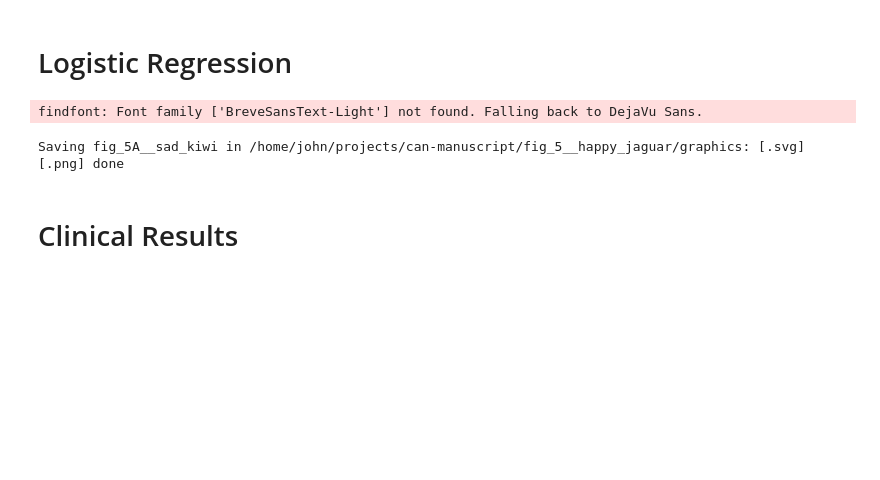
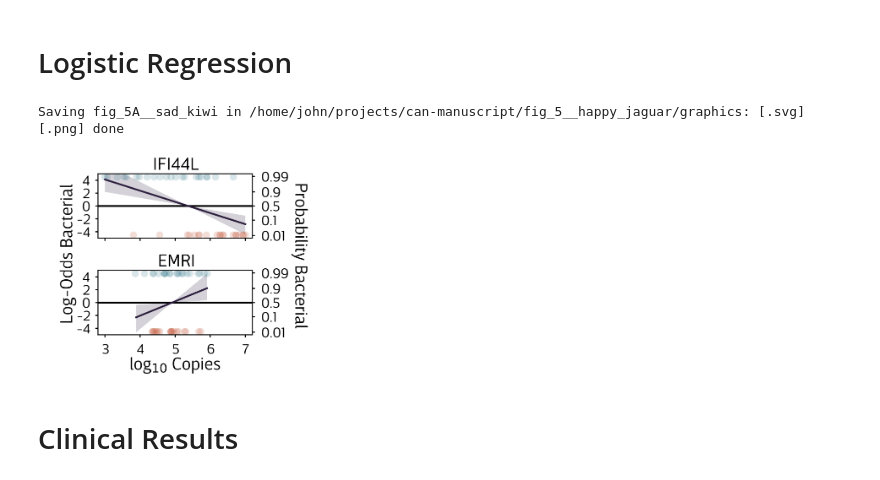
Before and after one commit to JohnGoertz/can-manuscript, a Jupyter notebook: fig_5__happy_jaguar/code/fig_5__happy_jaguar__febrile_signature_experimental.ipynb, the cells around one changed output. Saved outputs shown, nothing was run; the diff lists cells and outputs as text; code cells hidden in the pictures; blank space fills up the shorter version.

```diff
--- a/fig_5__happy_jaguar/code/fig_5__happy_jaguar__febrile_signature_experimental.ipynb
+++ b/fig_5__happy_jaguar/code/fig_5__happy_jaguar__febrile_signature_experimental.ipynb
@@ -216,7 +223,7 @@ genes = list(per_gene_posterior_predictive.keys())
 # %%
 logit_max = 5
 space = "log odds"
-figsize = (18, 4)
+# figsize = (18, 4)
 n_c = 100
 copies = np.linspace(3, 7, n_c)
 line_color = sns.color_palette("ch:0")[-1]
@@ -284,40 +291,41 @@ for i, g in enumerate(genes):
         alpha=0.2,
     )
     ax.plot(
         x[y > 0],
         y[y > 0],
         ls="none",
         marker="o",
         mfc=high_color,
         mec="none",
         ms=4,
         alpha=0.2,
     )
 
 for i, g in enumerate(genes):
     post = per_gene_posterior_predictive[g]
 
     lim = (copies > lg10_Copies[g].min()) & (copies < lg10_Copies[g].max())
 
     l, m, u = [np.percentile(post, p, axis=1) for p in [2.5, 50, 97.5]]
     axs[i].fill_between(copies[lim], l[lim], u[lim], alpha=0.2, facecolor=line_color)
     axs[i].plot(copies[lim], m[lim], color=line_color)
-    axs[i].plot(copies[lim], post[lim, :30], alpha=0.1, color=line_color)
+    # axs[i].plot(copies[lim], post[lim, :30], alpha=0.1, color=line_color)
 
 axs[-1].set_xlabel("log$_{10}$ Copies", labelpad=0)
 
 fig.text(
-    0.04, 0.55, "Log-Odds Bacterial", ha="center", va="center", rotation="vertical"
+    0.1, 0.55, "Log-Odds Bacterial", ha="center", va="center", rotation="vertical"
 )
-fig.text(0.99, 0.55, "Probability Bacterial", ha="right", va="center", rotation=270)
+fig.text(0.9, 0.55, "Probability Bacterial", ha="right", va="center", rotation=270)
 
 # plt.tight_layout()
-format_fig(fig, mar_l=0.35, mar_r=0.5, mar_t=0.15, mar_b=0.325, hspace=0.5)
+format_fig(fig, figsize=figsize, mar_l=0.35, mar_r=0.5, mar_t=0.2, mar_b=0.45, hspace=0.5)
 
-savefig(fig, alias="sad_kiwi")
+
+savefig(fig, alias="sad_kiwi", display_width_inches=0.5)
 # %% [output]
-findfont: Font family ['BreveSansText-Light'] not found. Falling back to DejaVu Sans.
+Saving fig_5A__sad_kiwi in /home/john/projects/can-manuscript/fig_5__happy_jaguar/graphics: [.svg] [.png] done
-Saving fig_5A__sad_kiwi in /home/john/projects/can-manuscript/fig_5__happy_jaguar/graphics: [.svg] [.png] done
+[figure, added]
 # %% [markdown]
 # Clinical Results
 # %%
```
Also changed, not shown: parts of 16 cells of this notebook, 26 other files.
